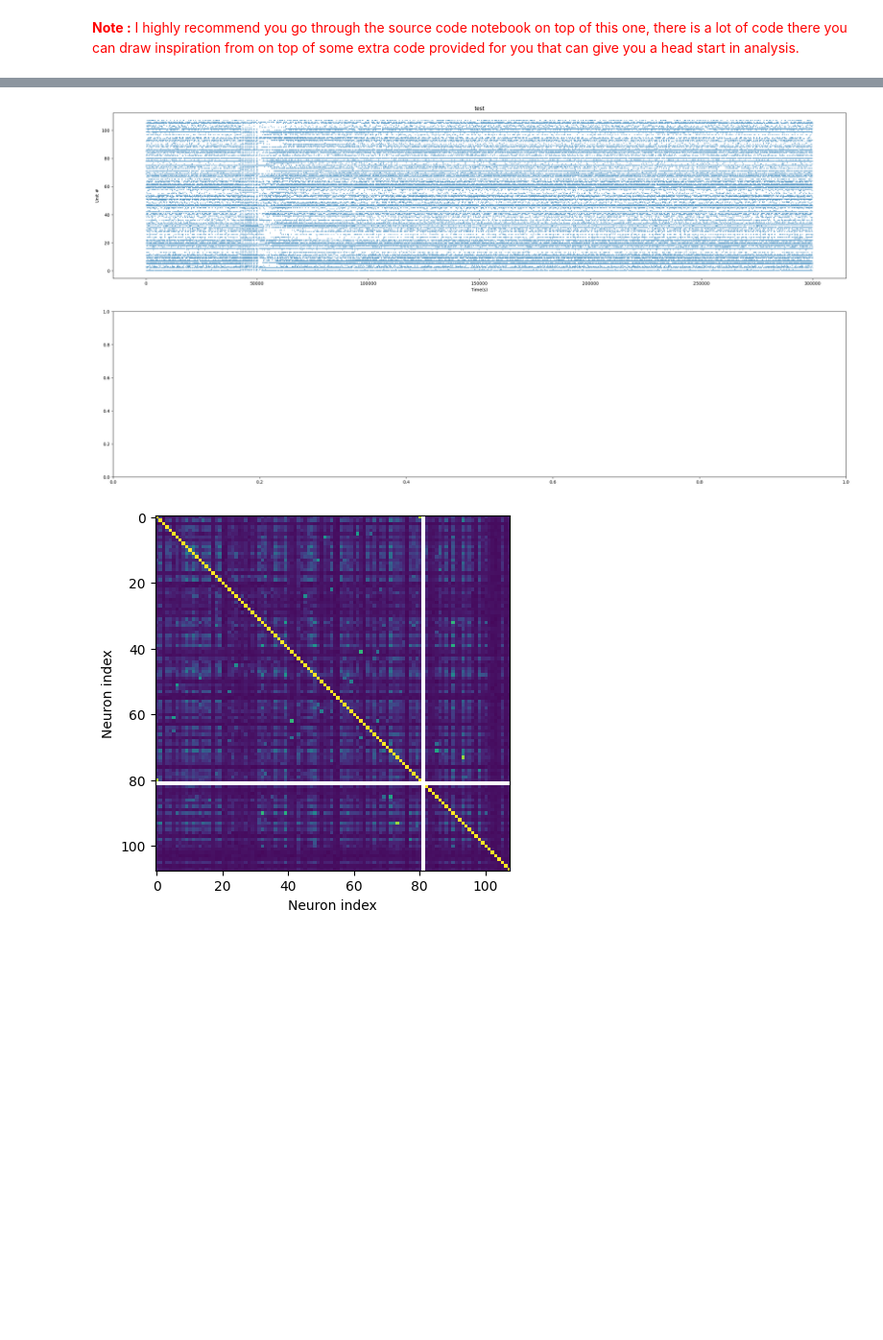
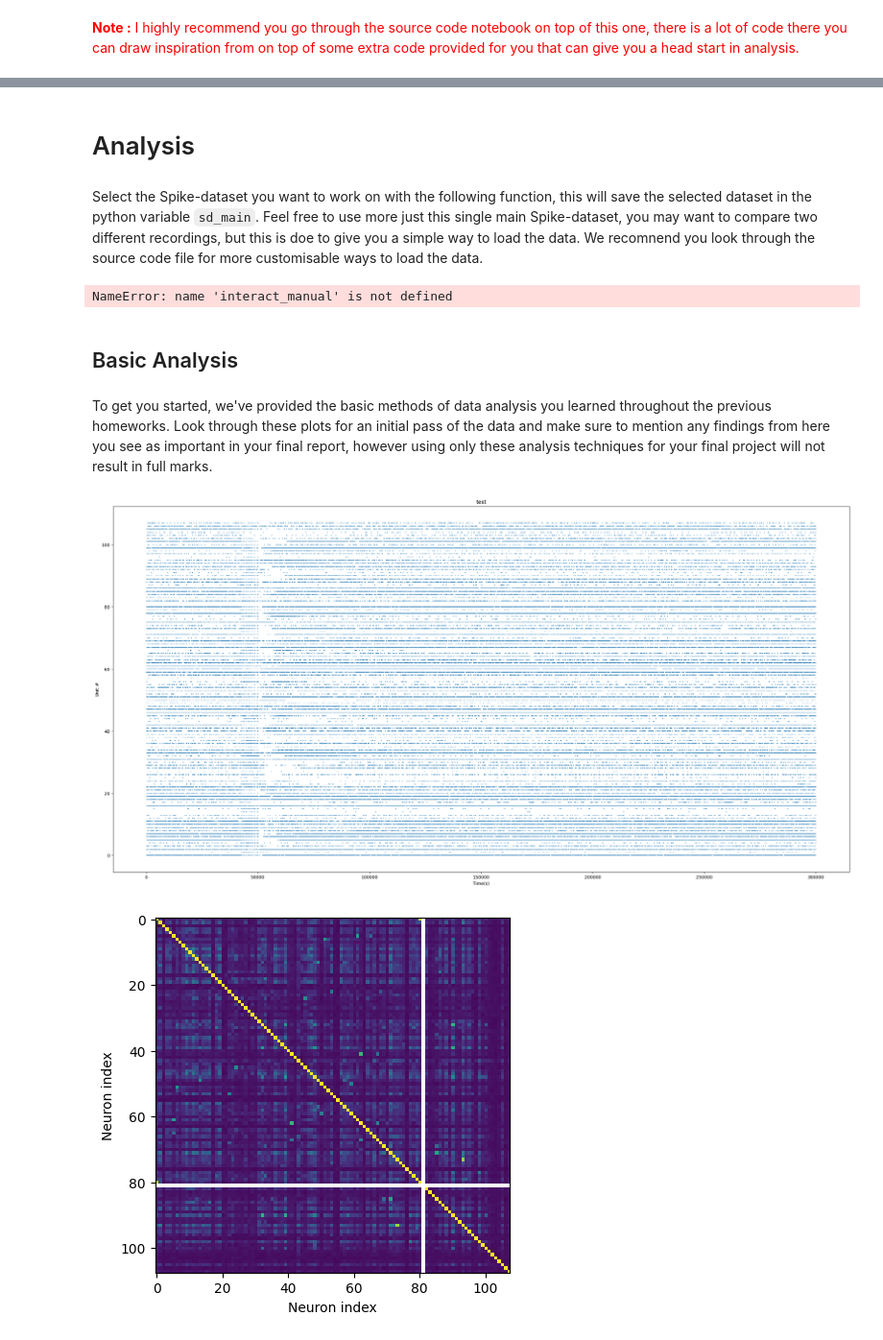
Before and after one commit to Braingeneers-Education/WetAI-Final-Project-Spring-2025, a Jupyter notebook: cartpole_analysis.ipynb, the cells around one changed output, grey strips where cells are left out. Shown: that part at 96% size. Saved outputs shown, nothing was run; the diff lists cells and outputs as text; code cells hidden in the pictures; blank space fills up the shorter version.

```diff
--- a/cartpole_analysis.ipynb
+++ b/cartpole_analysis.ipynb
@@ -13,5 +21,16 @@ hello
+# %% [markdown]
+# Analysis
+# %% [markdown]
+Select the Spike-dataset you want to work on with the following function, this will save the selected dataset in the python variable `sd_main`. Feel free to use more just this single main Spike-dataset, you may want to compare two different recordings, but this is doe to give you a simple way to load the data. We recomnend you look through the source code file for more customisable ways to load the data.
+# %%
+interact_manual( dataSelect, sd_name=datasets )
+# %% [output]
+NameError: name 'interact_manual' is not defined
+# %% [markdown]
+## Basic Analysis
+# %% [markdown]
+To get you started, we've provided the basic methods of data analysis you learned throughout the previous homeworks. Look through these plots for an initial pass of the data and make sure to mention any findings from here you see as important in your final report, however using only these analysis techniques for your final project will not result in full marks.
 # %%
-fig, axs = plt.subplots( nrows=1, figsize=(30, 15) )
-plotRaster(baseline_sd, "test", axs[0])
+plot_raster_pretty(sd_main, analize=True)
 # %% [output]
-[figure, old version]
+[figure, new version]
```
Also changed, not shown: parts of 4 cells of this notebook, 2 other files.
